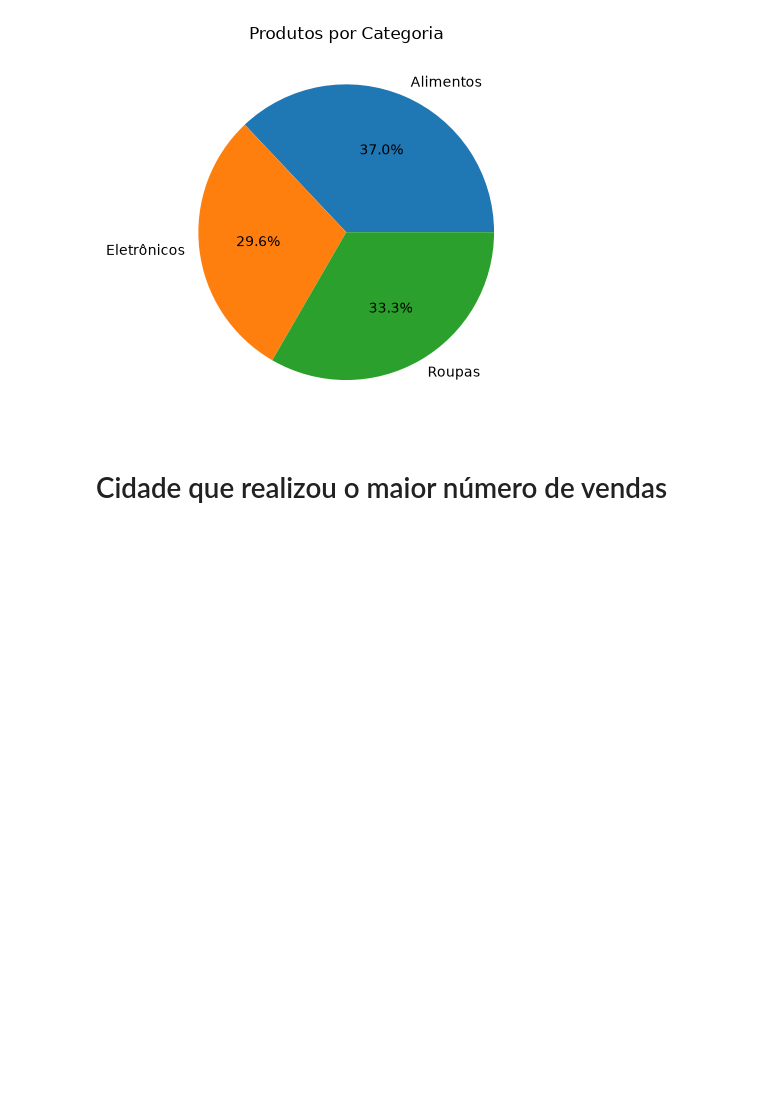
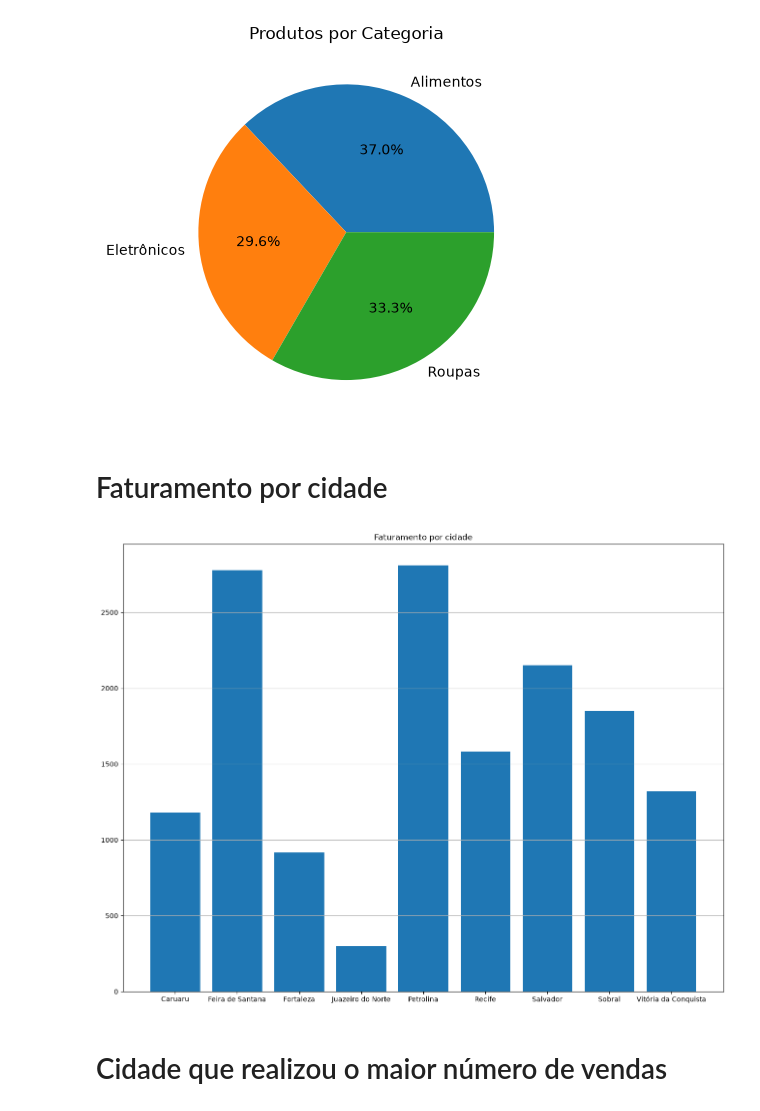
Before and after one commit to Lana230/analise_de_dados, a Jupyter notebook: atividade.ipynb, the cells around one changed output. Cells and saved outputs as stored; diff of their text form; code cells hidden in the pictures; blank space fills up the shorter version.

```diff
--- a/atividade.ipynb
+++ b/atividade.ipynb
@@ -137,6 +139,20 @@ Alimentos: 60
 Eletrônicos: 48
 Roupas: 54
 [figure]
+# %% [markdown]
+# Faturamento por cidade
+# %%
+faturamento_cidade = (
+    df.groupby("Cidade")["Valor_Venda"].sum().reset_index()
+)
+
+plt.figure(figsize=(16, 12))
+plt.bar(faturamento_cidade["Cidade"], faturamento_cidade["Valor_Venda"])
+plt.title("Faturamento por cidade")
+plt.grid(axis='y')
+plt.show()
+# %% [output]
+[figure, added]
 # %% [markdown]
 # Cidade que realizou o maior número de vendas
 # %%
```
Also changed, not shown: parts of 11 cells of this notebook.
